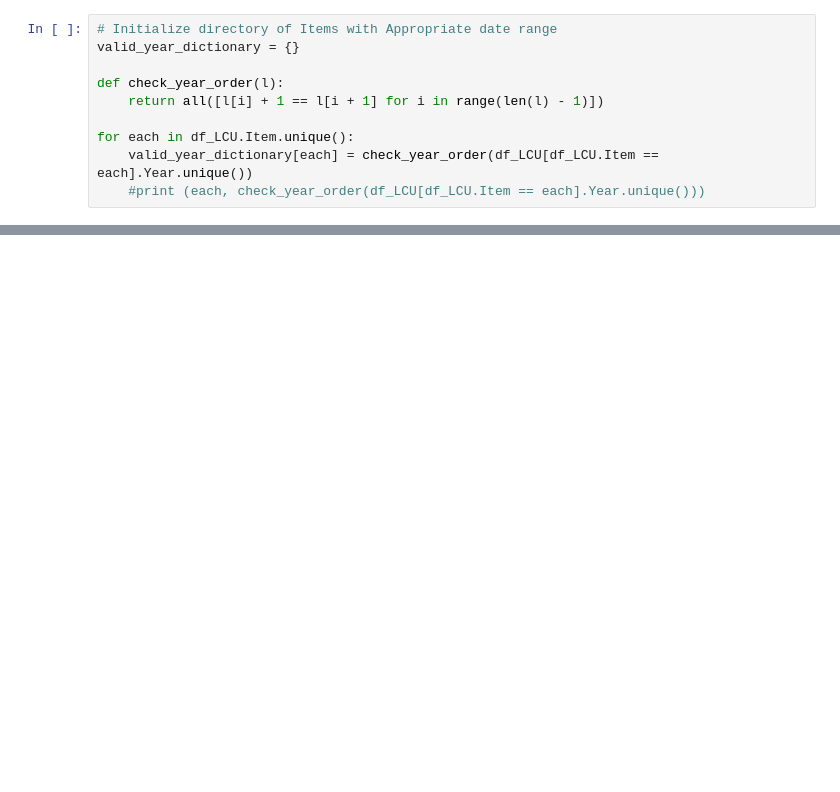
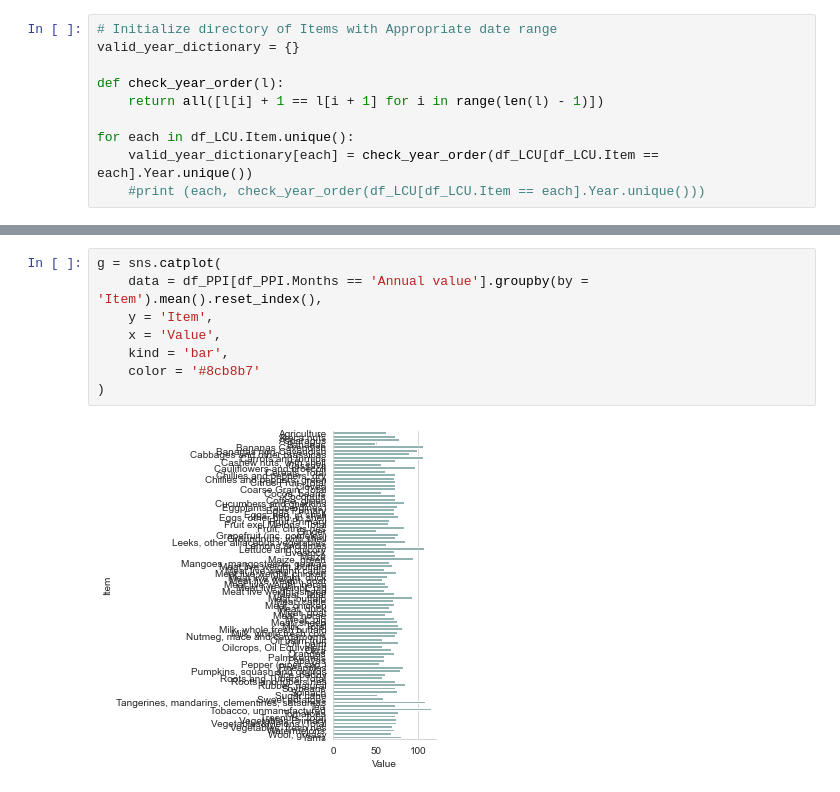
Before and after one commit to AshlanH/produce_eda, a Jupyter notebook: data-cleaning.ipynb, the cells around one changed output, grey strips where cells are left out. Cells and saved outputs as stored; diff of their text form; blank space fills up the shorter version.

```diff
--- a/data-cleaning.ipynb
+++ b/data-cleaning.ipynb
@@ -69,0 +63,10 @@ Name: Year, dtype: int64
+# %%
+g = sns.catplot(
+    data = df_PPI[df_PPI.Months == 'Annual value'].groupby(by = 'Item').mean().reset_index(),
+    y = 'Item',
+    x = 'Value',
+    kind = 'bar',
+    color = '#8cb8b7'
+)
+# %% [output]
+[figure, added]
```
Also changed, not shown: parts of 8 cells of this notebook, 2 other files.
